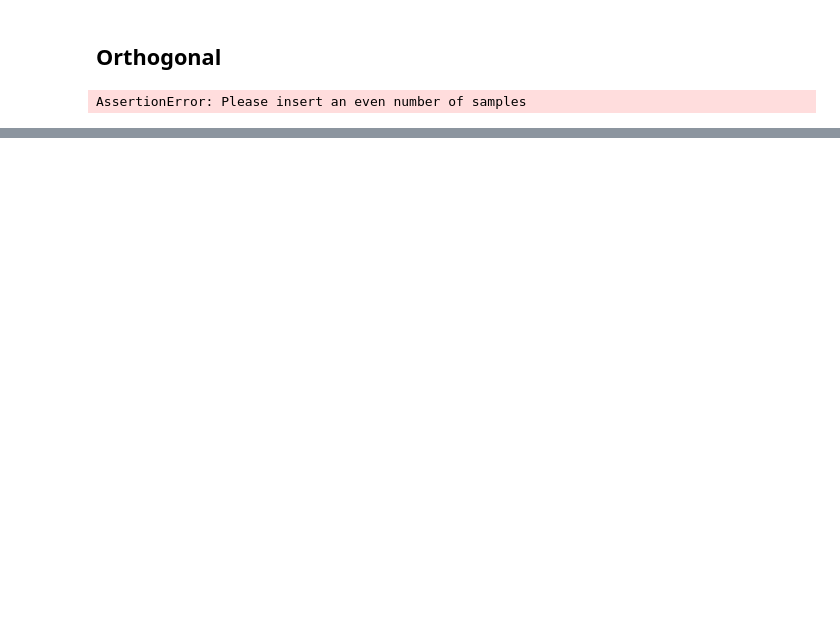
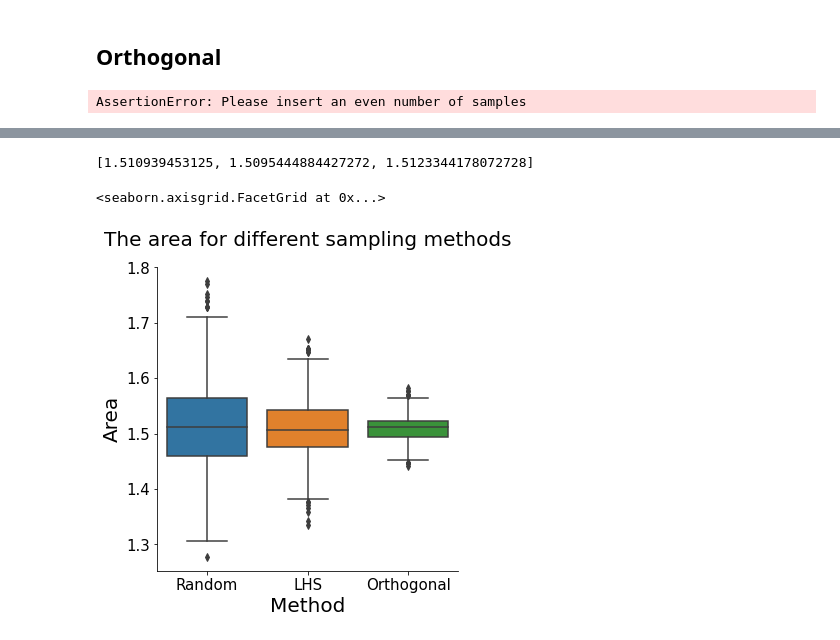
Before and after one commit to Florisdv5/Mandelbrot, a Jupyter notebook: Mandelbrot_orthogonal.ipynb, the cells around one changed output, grey strips where cells are left out. Saved outputs shown, nothing was run; the diff lists cells and outputs as text; code cells hidden in the pictures; blank space fills up the shorter version.

```diff
--- a/Mandelbrot_orthogonal.ipynb
+++ b/Mandelbrot_orthogonal.ipynb
@@ -345,11 +329,0 @@ print((newlistA))
-# %%
-prenewlistA = [[]]
-for i in range(499):
-    prenewlistA.append([])
-
-newlistA = []
-newlistA.append(prenewlistA)
-newlistA.append(prenewlistA)
-print(len(newlistA))
-# prenewlistA = [preprenewlistA]*500
-# newlistA = [prenewlistA]*2
@@ -358,8 +329,0 @@ print(len(newlistA))
-# %%
-simulations = 10
-listA = [[[],[]]]
-for i in range(simulations-1):
-    listA.append([[],[]])
-
-print(listA)
-print(len(listA[5]))
@@ -368,0 +476,40 @@ print(len(listA[5]))
+# %%
+orthogonal_statistics = [statistics.mean(Orthogonal), statistics.mean(Orthogonal)-1.96*statistics.stdev(Orthogonal)/math.sqrt(simulations), statistics.mean(Orthogonal)+1.96*statistics.stdev(Orthogonal)/math.sqrt(simulations)]
+print(orthogonal_statistics)
+# %% [output]
+[1.510939453125, 1.5095444884427272, 1.5123344178072728]
+# %%
+import seaborn as sns
+import matplotlib.pyplot as plt
+import pandas as pd
+# sns.set_theme(style="ticks", color_codes=True)
+
+
+data = [["random", "LHS", "orthogonal"], randomsampling, LHS, Orthogonal]
+
+# print(data)
+# row_names = data.pop(0)
+
+df_random = pd.DataFrame({'area': randomsampling, 'Method': ['Random' for i in range(len(randomsampling))]})
+df_LHS = pd.DataFrame({'area': LHS, 'Method': ['LHS' for i in range(len(LHS))]})
+df_orthogonal = pd.DataFrame({'area': Orthogonal, 'Method': ['Orthogonal' for i in range(len(Orthogonal))]})
+df_total = df_random.append(df_LHS)
+df_total = df_total.append(df_orthogonal)
+
+
+# print(df_total)
+# all_data = {}
+
+# sns.reset_orig ()
+
+p = sns.catplot(x="Method", y="area", kind="box", data=df_total)
+plt.xlabel("Method", size = 20)
+plt.ylabel("Area", size = 20)
+plt.title("The area for different sampling methods", size=20, y= 1.05)
+_, ylabels = plt.yticks()
+_, xlabels = plt.xticks()
+p.set_yticklabels(ylabels, size=15)
+p.set_xticklabels(xlabels, size=15)
+# %% [output]
+<seaborn.axisgrid.FacetGrid at 0x...>
+[figure, added]
```
Also changed, not shown: parts of 10 cells of this notebook.
